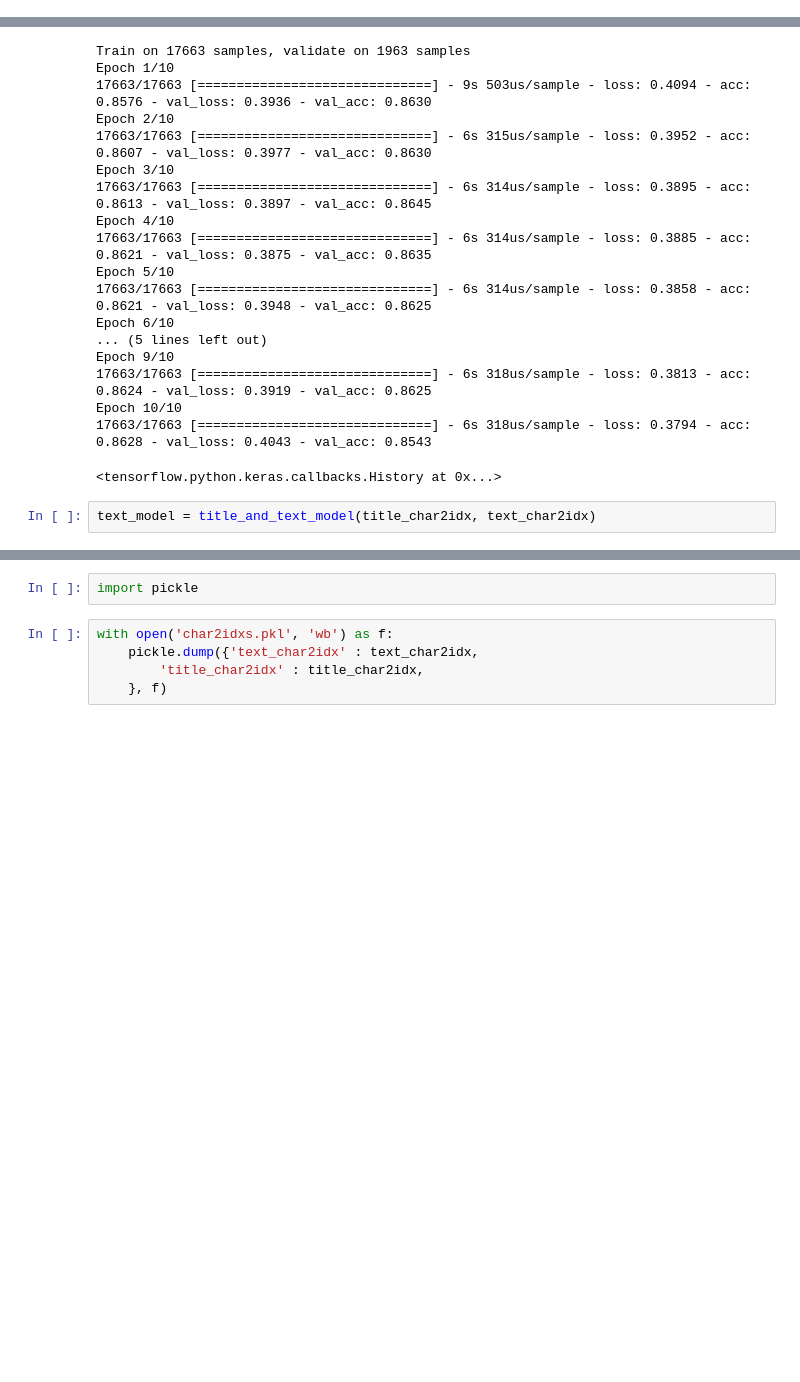
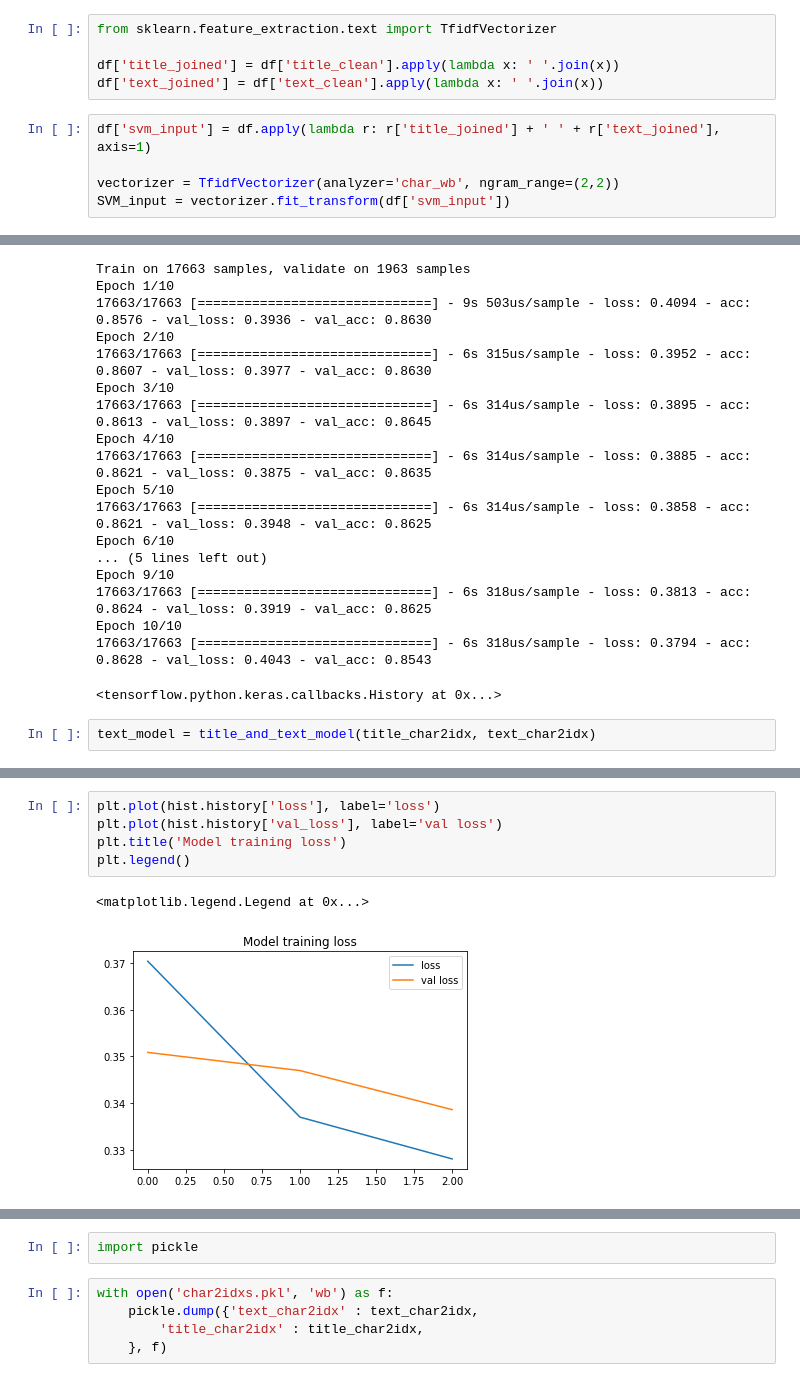
Before and after one commit to AlinMH/ds103-project, a Jupyter notebook: notebooks/fake_news.ipynb, the cells around one changed output, grey strips where cells are left out. Drawn from its saved outputs; the diff is of its cells as text; blank space fills up the shorter version.

```diff
--- a/notebooks/fake_news.ipynb
+++ b/notebooks/fake_news.ipynb
@@ -140,3 +163,13 @@ def title_and_text_model(title_char2idx, text_char2idx):
     return model
 # %%
 y = df['y'].values
+# %%
+from sklearn.feature_extraction.text import TfidfVectorizer
+
+df['title_joined'] = df['title_clean'].apply(lambda x: ' '.join(x))
+df['text_joined'] = df['text_clean'].apply(lambda x: ' '.join(x))
+# %%
+df['svm_input'] = df.apply(lambda r: r['title_joined'] + ' ' + r['text_joined'], axis=1)
+
+vectorizer = TfidfVectorizer(analyzer='char_wb', ngram_range=(2,2))
+SVM_input = vectorizer.fit_transform(df['svm_input'])
@@ -177,0 +268,8 @@ Epoch 3/3
+# %%
+plt.plot(hist.history['loss'], label='loss')
+plt.plot(hist.history['val_loss'], label='val loss')
+plt.title('Model training loss')
+plt.legend()
+# %% [output]
+<matplotlib.legend.Legend at 0x...>
+[figure, added]
```
Also changed, not shown: parts of 23 cells of this notebook, 2 other files.
